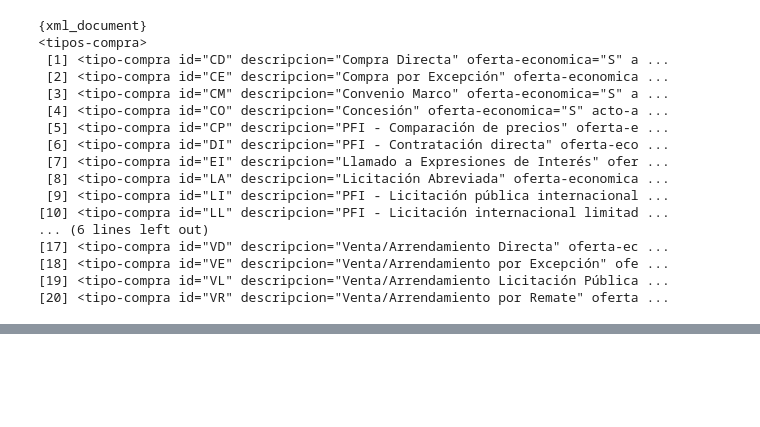
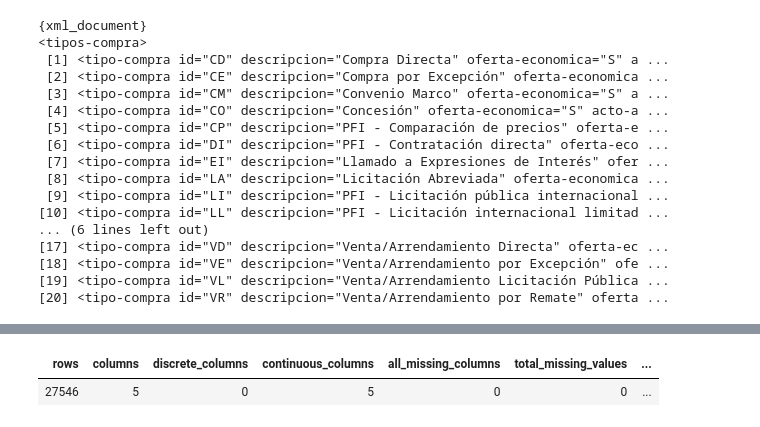
Before and after one commit to UTECjosew/datos, a Jupyter notebook: Tarea Laboratorio de Datos.ipynb, the cells around one changed output, grey strips where cells are left out. Saved outputs shown, nothing was run; the diff lists cells and outputs as text; code cells hidden in the pictures; blank space fills up the shorter version.

```diff
--- a/Tarea Laboratorio de Datos.ipynb
+++ b/Tarea Laboratorio de Datos.ipynb
@@ -223,3 +264,10 @@ print(xmlfile)
 [18] <tipo-compra id="VE" descripcion="Venta/Arrendamiento por Excepción" ofe ...
 [19] <tipo-compra id="VL" descripcion="Venta/Arrendamiento Licitación Pública ...
 [20] <tipo-compra id="VR" descripcion="Venta/Arrendamiento por Remate" oferta ...
+# %%
+install.packages('DataExplorer')
+library(DataExplorer); library(dplyr)
+
+# Información básica sobre el dataSelect
+introduce(dataSelect)
+# %% [output]
@@ -225,0 +278,2 @@ print(xmlfile)
+| rows | columns | discrete_columns | continuous_columns | all_missing_columns | total_missing_values | ... |
+| 27546 | 5 | 0 | 5 | 0 | 0 | ... |
```
Also changed, not shown: parts of 17 cells of this notebook.
